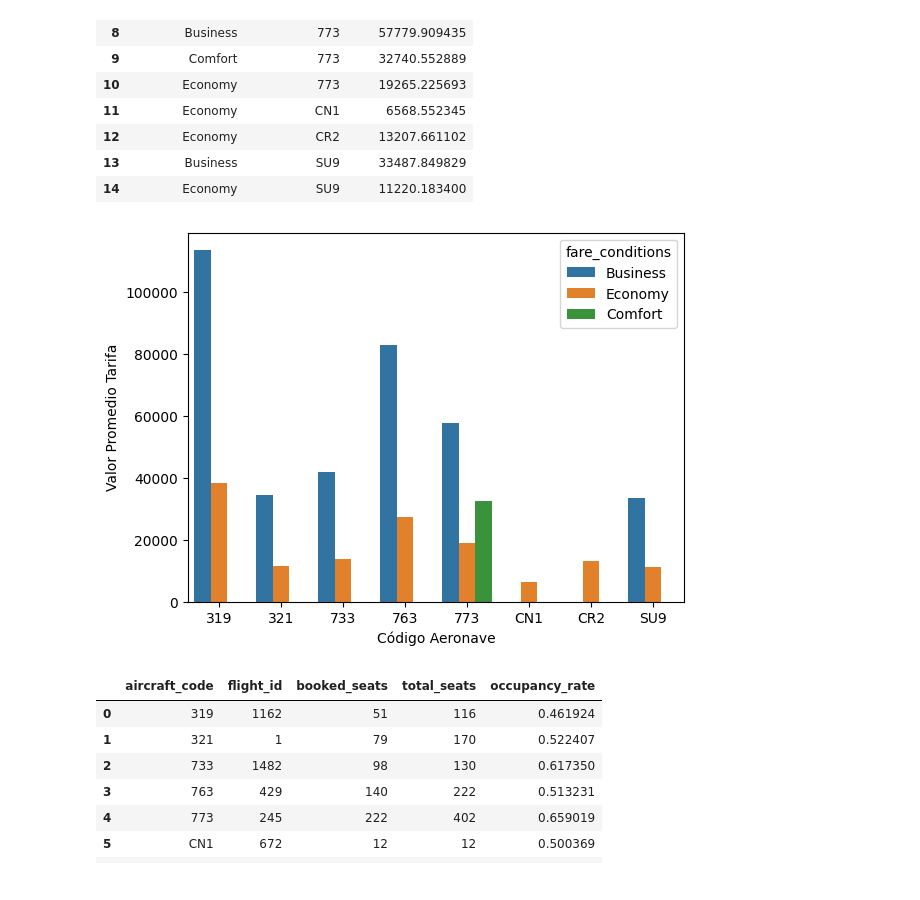
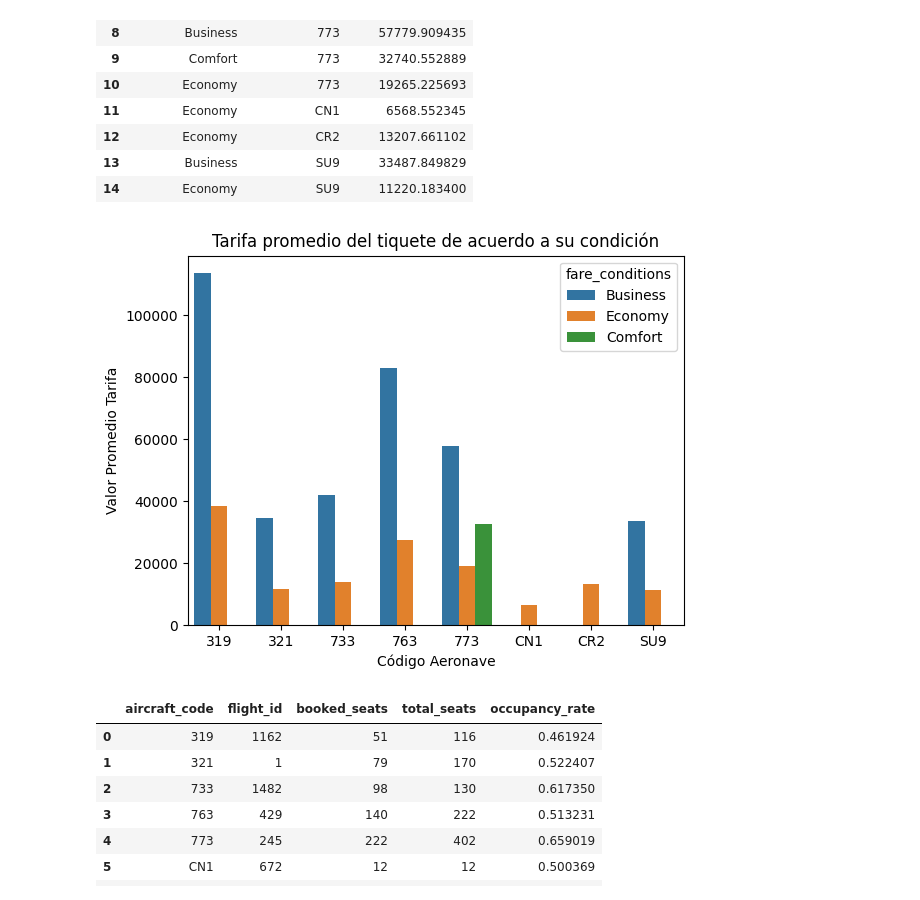
Before and after one commit to SORTEGA11/ProyectoFinalAerolineas, a Jupyter notebook: EDA/Vuelos.ipynb, the cells around one changed output. Saved outputs shown, nothing was run; the diff lists cells and outputs as text; code cells hidden in the pictures.

```diff
--- a/EDA/Vuelos.ipynb
+++ b/EDA/Vuelos.ipynb
@@ -470,13 +482,15 @@ tarifas_aeronave
 | 14 | Economy | SU9 | 11220.183400 |
 # %%
 sns.barplot(data=tarifas_aeronave, x='aircraft_code', y='average_amount', hue='fare_conditions')
+plt.title('Tarifa promedio del tiquete de acuerdo a su condición')
 plt.xlabel('Código Aeronave')
+
 plt.ylabel('Valor Promedio Tarifa')
 plt.show()
 
 # En esta gráfica observamos el valor promedio de la tarifa por aeronave de acuerdo a la clase de asiento.
 # %% [output]
-[figure, old version]
+[figure, new version]
 # %%
 # Realizamos una consulta sql para hallar la tasa de ocupación por aeronave
 
```
Also changed, not shown: parts of 9 cells of this notebook, 3 other files.
